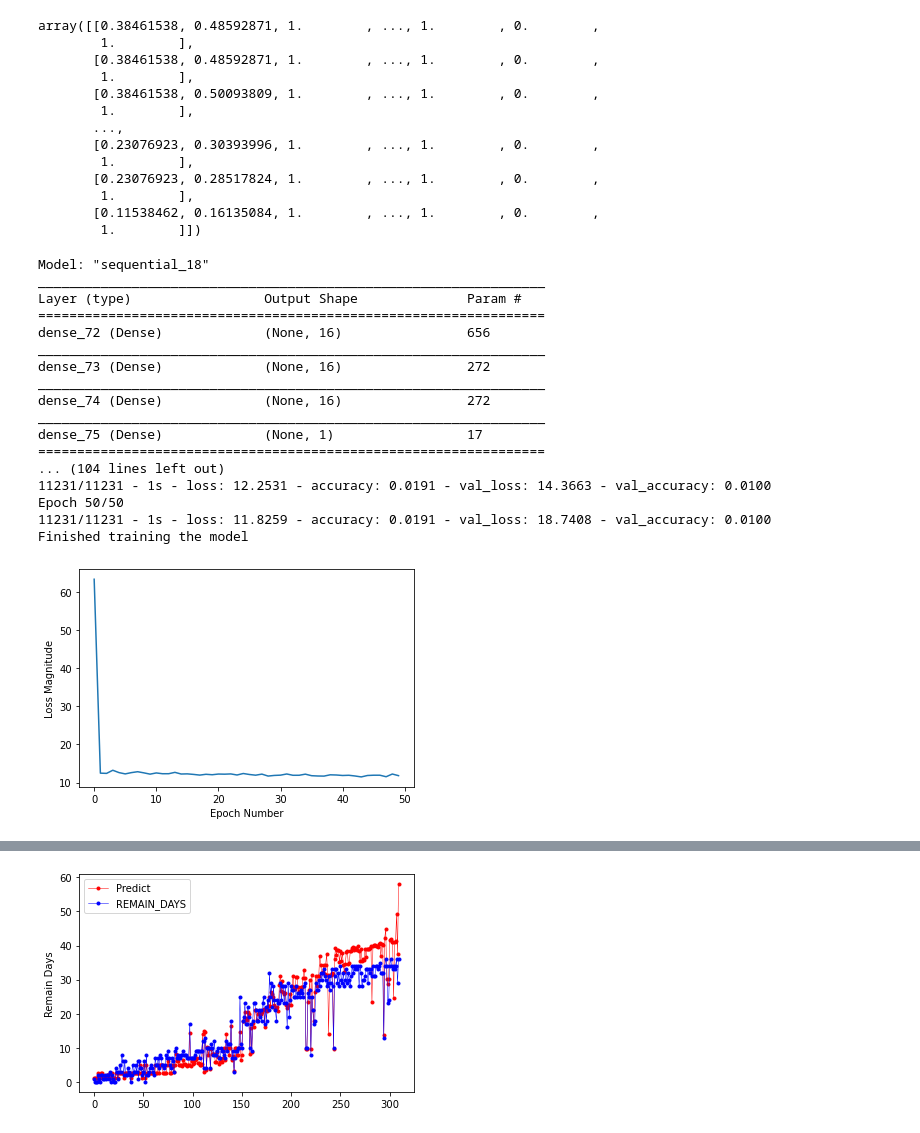
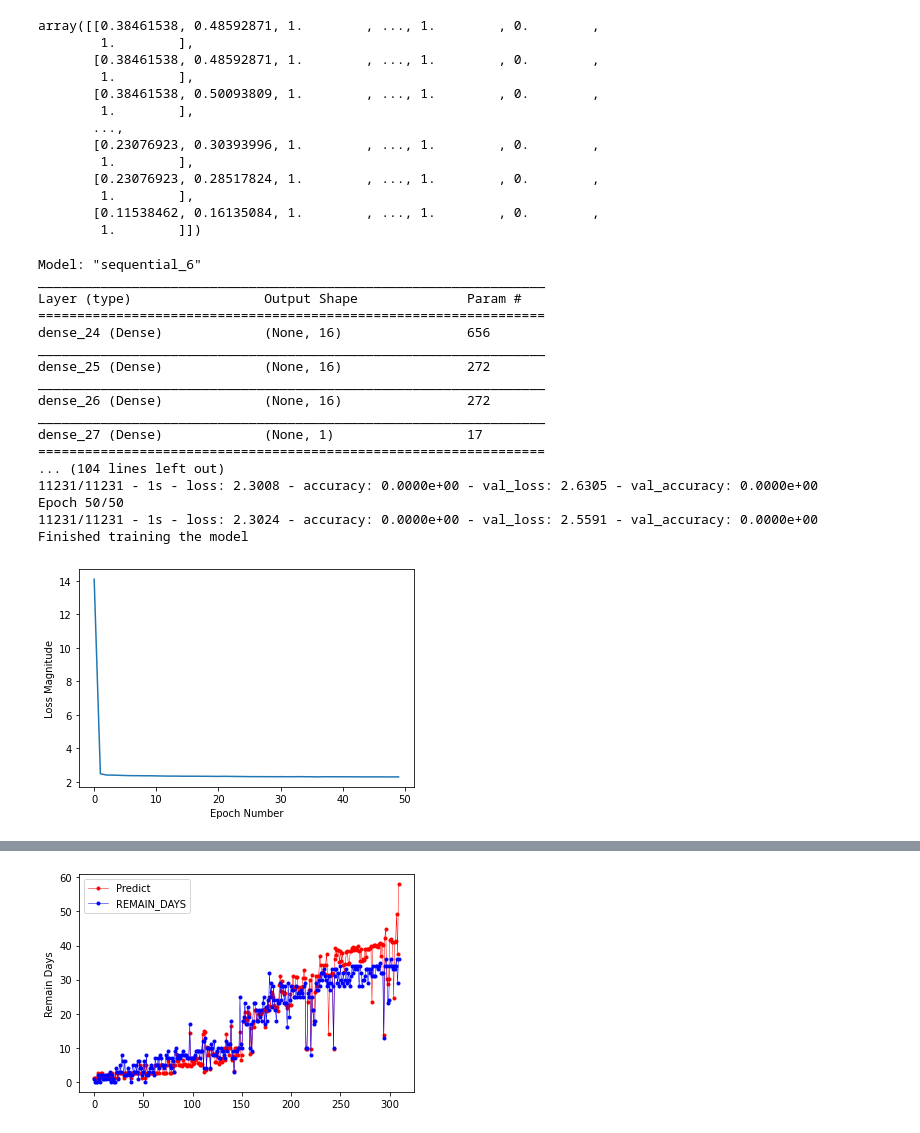
Before and after one commit to lokcyi/AI, a Jupyter notebook: homework/tensorflow_trainmodel_sample.ipynb, the cells around one changed output, grey strips where cells are left out. Saved outputs shown, nothing was run; the diff lists cells and outputs as text; code cells hidden in the pictures.

```diff
--- a/homework/tensorflow_trainmodel_sample.ipynb
+++ b/homework/tensorflow_trainmodel_sample.ipynb
@@ -378,26 +376,26 @@ array([[0.38461538, 0.48592871, 1.        , ..., 1.        , 0.        ,
         1.        ]])
 # %%
 # #將Layer放入Model中
+model = tf.keras.Sequential([
+    tf.keras.layers.Dense(units=16,input_shape=[X_dropped.shape[1]]),
+    tf.keras.layers.Dense(units=16, kernel_initializer='random_uniform', activation='relu'),
+    tf.keras.layers.Dense(units=16, kernel_initializer='random_uniform', activation='relu'),
+    # tf.keras.layers.Dropout(0.2),
+    # tf.keras.layers.Dense(units=32),
+    # tf.keras.layers.Dropout(0.2),
+    tf.keras.layers.Dense(units=1)
+
+    ])
 # model = tf.keras.Sequential([
-#     tf.keras.layers.Dense(units=16,input_shape=[X_dropped.shape[1]]),
-#     tf.keras.layers.Dense(units=16, kernel_initializer='random_uniform', activation='relu'),
-#     tf.keras.layers.Dense(units=16, kernel_initializer='random_uniform', activation='relu'),
+#     tf.keras.layers.Dense(units=50,input_shape=[X_dropped.shape[1]]),
+#     tf.keras.layers.Dense(units=50, kernel_initializer='random_uniform', activation='relu'),
+#     tf.keras.layers.Dense(units=50, kernel_initializer='random_uniform', activation='relu'),
 #     # tf.keras.layers.Dropout(0.2),
 #     # tf.keras.layers.Dense(units=32),
 #     # tf.keras.layers.Dropout(0.2),
 #     tf.keras.layers.Dense(units=1)
 
 #     ])
-model = tf.keras.Sequential([
-    tf.keras.layers.Dense(units=50,input_shape=[X_dropped.shape[1]]),
-    tf.keras.layers.Dense(units=50, kernel_initializer='random_uniform', activation='relu'),
-    tf.keras.layers.Dense(units=50, kernel_initializer='random_uniform', activation='relu'),
-    # tf.keras.layers.Dropout(0.2),
-    # tf.keras.layers.Dense(units=32),
-    # tf.keras.layers.Dropout(0.2),
-    tf.keras.layers.Dense(units=1)
-
-    ])
 
 
 # model = tf.keras.Sequential()
@@ -416,54 +414,57 @@ model = tf.keras.Sequential([
 # # 輸出層
 # #model.add(tf.keras.layers.Dense(units=1, kernel_initializer='uniform', activation='sigmoid'))
 # model.add(tf.keras.layers.Dense(units=1)) #如果我們再做二元分類，輸出層就要使用sigmoid
+#==============================================================================================
 #print("\n[Info] Show model summary...")
 model.summary()
 print("\n[Info] 訓練中...")
 # 定義 tensorboard callback
 tensorboard_callback = [tf.keras.callbacks.TensorBoard(log_dir='D:/Projects/AI/POC/homework/logs')]
-
-
-
+#======================================================================================
 #compile()方法來指定損失函數與優化函數，也可以額外指定一系列的訓練和評估期間計算評量標準
 # model.compile(loss='binary_crossentropy', optimizer='adam', metrics=['accuracy'])
-model.compile(loss='mean_squared_error', optimizer=tf.keras.optimizers.Adam(0.01), metrics=['accuracy'], callbacks=tensorboard_callback)
-
+#root_mean_squared_error
+from tensorflow.keras import backend as K
+def root_mean_squared_error(y_true, y_pred):
+     return K.sqrt(K.mean(K.square(y_pred - y_true), axis=-1))
+model.compile(optimizer = "rmsprop", loss = root_mean_squared_error,metrics =["accuracy"],callbacks=tensorboard_callback)
+#-----------------------------------
+#mean_squared_error
+#model.compile(loss='mean_squared_error', optimizer=tf.keras.optimizers.Adam(0.01), metrics=['accuracy'], callbacks=tensorboard_callback)
+#======================================================================================
 
 # train_history = model.fit(x=X_dropped, y=Y_dropped,
 #                validation_data=(X_dropped_test, Y_dropped_test), # Use this instead
 #                 epochs=50, batch_size=30, verbose=2) #validation_split=0.1, 用最後的10%資料驗證 batch_size=200: 每一批次200筆資料 verbose=2: 顯示訓練過程
-
 train_history = model.fit(x=X_dropped, y=Y_dropped,
                #validation_data=(X_dropped_test, Y_dropped_test), # Use this instead
                validation_split=0.20, epochs=50, batch_size=32, verbose=2) #validation_split=0.1, 用最後的10%資料驗證 batch_size=200: 每一批次200筆資料
-
 # early_stopping = tf.keras.callbacks.EarlyStopping(patience=25)
 # train_history = model.fit(x=X_dropped, y=Y_dropped, validation_split=0.1, epochs=200, batch_size=30, verbose=2)
-
 # train_history = model.fit(X_dropped, Y_dropped, epochs=20, verbose=True)
 print("Finished training the model")
 model.save(save_model)
 
-# plt.xlabel('Epoch Number')
-# plt.ylabel("Loss Magnitude")
-# plt.plot(train_history.history['loss'])
-# plt.show()
+plt.xlabel('Epoch Number')
+plt.ylabel("Loss Magnitude")
+plt.plot(train_history.history['loss'])
+plt.show()
 # %% [output]
-Model: "sequential_18"
+Model: "sequential_6"
 _________________________________________________________________
 Layer (type)                 Output Shape              Param #
 =================================================================
-dense_72 (Dense)             (None, 16)                656
+dense_24 (Dense)             (None, 16)                656
 _________________________________________________________________
-dense_73 (Dense)             (None, 16)                272
+dense_25 (Dense)             (None, 16)                272
 _________________________________________________________________
-dense_74 (Dense)             (None, 16)                272
+dense_26 (Dense)             (None, 16)                272
 _________________________________________________________________
-dense_75 (Dense)             (None, 1)                 17
+dense_27 (Dense)             (None, 1)                 17
 =================================================================
 ... (104 lines left out)
-11231/11231 - 1s - loss: 12.2531 - accuracy: 0.0191 - val_loss: 14.3663 - val_accuracy: 0.0100
+11231/11231 - 1s - loss: 2.3008 - accuracy: 0.0000e+00 - val_loss: 2.6305 - val_accuracy: 0.0000e+00
 Epoch 50/50
-11231/11231 - 1s - loss: 11.8259 - accuracy: 0.0191 - val_loss: 18.7408 - val_accuracy: 0.0100
+11231/11231 - 1s - loss: 2.3024 - accuracy: 0.0000e+00 - val_loss: 2.5591 - val_accuracy: 0.0000e+00
 Finished training the model
-[figure, old version]
+[figure, new version]
```
Also changed, not shown: parts of 10 cells of this notebook, 12 other files.
